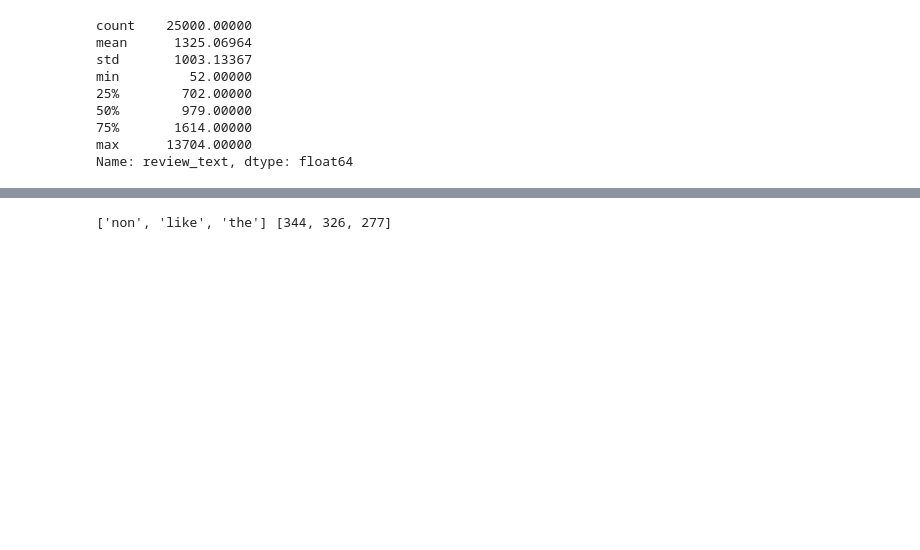
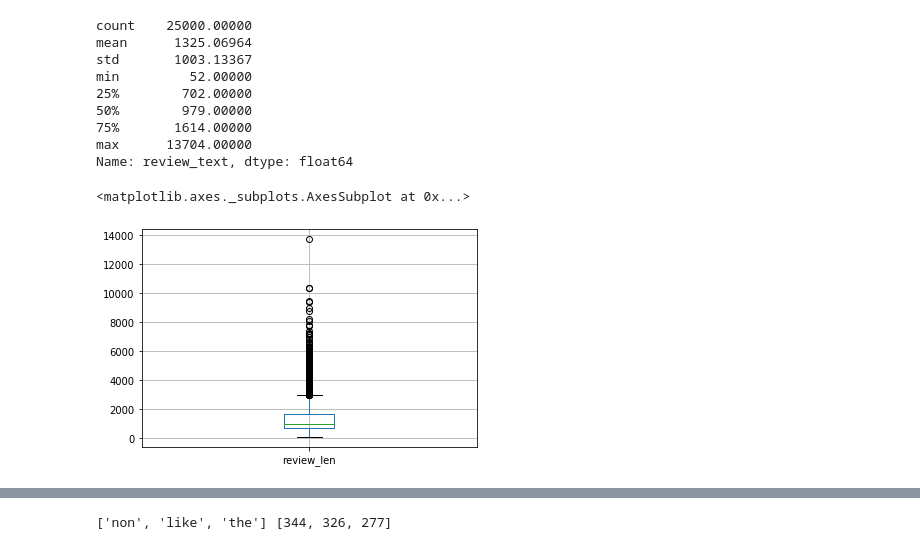
Before and after one commit to mmio/NSIETE_project, a Jupyter notebook: analysis.ipynb, the cells around one changed output, grey strips where cells are left out. Drawn from its saved outputs; the diff is of its cells as text; code cells hidden in the pictures; blank space fills up the shorter version.

Commit message:
add some basic charts

```diff
--- a/analysis.ipynb
+++ b/analysis.ipynb
@@ -192,3 +192,11 @@ min         52.00000
 75%       1614.00000
 max      13704.00000
 Name: review_text, dtype: float64
+# %%
+lengths = pd.DataFrame(train_df['review_text'].str.len())
+lengths.rename(columns={"review_text": "review_len"}, inplace=True)
+
+lengths.boxplot(column=['review_len'])
+# %% [output]
+<matplotlib.axes._subplots.AxesSubplot at 0x...>
+[figure, added]
```
Also changed, not shown: parts of 5 cells of this notebook.
